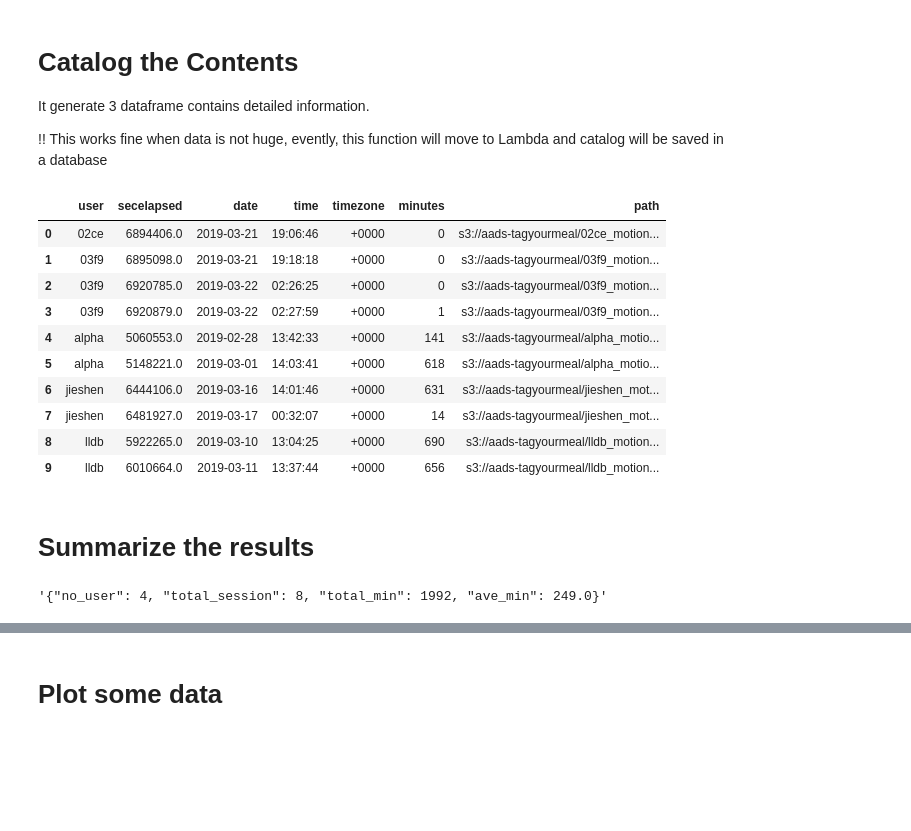
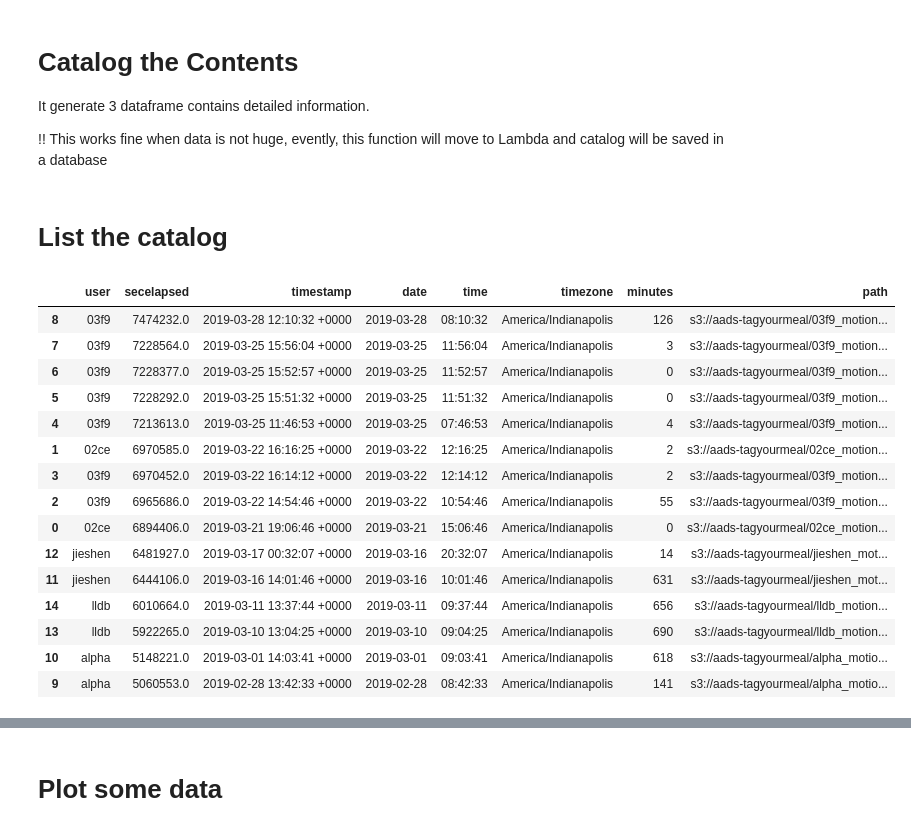
Before and after one commit to jieeshen-lilly/mealtagpoc, a Jupyter notebook: py/data/sensor_data_lookup-demo.ipynb, the cells around one changed output, grey strips where cells are left out. Drawn from its saved outputs; the diff is of its cells as text; code cells hidden in the pictures; blank space fills up the shorter version.

```diff
--- a/py/data/sensor_data_lookup-demo.ipynb
+++ b/py/data/sensor_data_lookup-demo.ipynb
@@ -33,18 +32,3 @@ baseline_date = parse('2019-01-01 00:00:00 +0000')
 It generate 3 dataframe contains detailed information.
 
 !! This works fine when data is not huge, evently, this function will move to Lambda and catalog will be saved in a database
-# %%
-catalog = get_mealtag_catalog(bucketname)
-catalog["motion"]
-# %% [output]
-|  | user | secelapsed | date | time | timezone | minutes | path |
-| 0 | 02ce | 6894406.0 | 2019-03-21 | 19:06:46 | +0000 | 0 | s3://aads-tagyourmeal/02ce_motion... |
-| 1 | 03f9 | 6895098.0 | 2019-03-21 | 19:18:18 | +0000 | 0 | s3://aads-tagyourmeal/03f9_motion... |
-| 2 | 03f9 | 6920785.0 | 2019-03-22 | 02:26:25 | +0000 | 0 | s3://aads-tagyourmeal/03f9_motion... |
-| 3 | 03f9 | 6920879.0 | 2019-03-22 | 02:27:59 | +0000 | 1 | s3://aads-tagyourmeal/03f9_motion... |
-| 4 | alpha | 5060553.0 | 2019-02-28 | 13:42:33 | +0000 | 141 | s3://aads-tagyourmeal/alpha_motio... |
-| 5 | alpha | 5148221.0 | 2019-03-01 | 14:03:41 | +0000 | 618 | s3://aads-tagyourmeal/alpha_motio... |
-| 6 | jieshen | 6444106.0 | 2019-03-16 | 14:01:46 | +0000 | 631 | s3://aads-tagyourmeal/jieshen_mot... |
-| 7 | jieshen | 6481927.0 | 2019-03-17 | 00:32:07 | +0000 | 14 | s3://aads-tagyourmeal/jieshen_mot... |
-| 8 | lldb | 5922265.0 | 2019-03-10 | 13:04:25 | +0000 | 690 | s3://aads-tagyourmeal/lldb_motion... |
-| 9 | lldb | 6010664.0 | 2019-03-11 | 13:37:44 | +0000 | 656 | s3://aads-tagyourmeal/lldb_motion... |
@@ -51,6 +37,21 @@ catalog["motion"]
 # %% [markdown]
-# Summarize the results
+# List the catalog
-# %%
-summarize_motion(catalog["motion"],"2019-03-10")
-# %% [output]
-'{"no_user": 4, "total_session": 8, "total_min": 1992, "ave_min": 249.0}'
+# %%
+mealtagcatalog.motion.sort_values(by=['secelapsed'], ascending=False)
+# %% [output]
+|  | user | secelapsed | timestamp | date | time | timezone | minutes | path |
+| 8 | 03f9 | 7474232.0 | 2019-03-28 12:10:32 +0000 | 2019-03-28 | 08:10:32 | America/Indianapolis | 126 | s3://aads-tagyourmeal/03f9_motion... |
+| 7 | 03f9 | 7228564.0 | 2019-03-25 15:56:04 +0000 | 2019-03-25 | 11:56:04 | America/Indianapolis | 3 | s3://aads-tagyourmeal/03f9_motion... |
+| 6 | 03f9 | 7228377.0 | 2019-03-25 15:52:57 +0000 | 2019-03-25 | 11:52:57 | America/Indianapolis | 0 | s3://aads-tagyourmeal/03f9_motion... |
+| 5 | 03f9 | 7228292.0 | 2019-03-25 15:51:32 +0000 | 2019-03-25 | 11:51:32 | America/Indianapolis | 0 | s3://aads-tagyourmeal/03f9_motion... |
+| 4 | 03f9 | 7213613.0 | 2019-03-25 11:46:53 +0000 | 2019-03-25 | 07:46:53 | America/Indianapolis | 4 | s3://aads-tagyourmeal/03f9_motion... |
+| 1 | 02ce | 6970585.0 | 2019-03-22 16:16:25 +0000 | 2019-03-22 | 12:16:25 | America/Indianapolis | 2 | s3://aads-tagyourmeal/02ce_motion... |
+| 3 | 03f9 | 6970452.0 | 2019-03-22 16:14:12 +0000 | 2019-03-22 | 12:14:12 | America/Indianapolis | 2 | s3://aads-tagyourmeal/03f9_motion... |
+| 2 | 03f9 | 6965686.0 | 2019-03-22 14:54:46 +0000 | 2019-03-22 | 10:54:46 | America/Indianapolis | 55 | s3://aads-tagyourmeal/03f9_motion... |
+| 0 | 02ce | 6894406.0 | 2019-03-21 19:06:46 +0000 | 2019-03-21 | 15:06:46 | America/Indianapolis | 0 | s3://aads-tagyourmeal/02ce_motion... |
+| 12 | jieshen | 6481927.0 | 2019-03-17 00:32:07 +0000 | 2019-03-16 | 20:32:07 | America/Indianapolis | 14 | s3://aads-tagyourmeal/jieshen_mot... |
+| 11 | jieshen | 6444106.0 | 2019-03-16 14:01:46 +0000 | 2019-03-16 | 10:01:46 | America/Indianapolis | 631 | s3://aads-tagyourmeal/jieshen_mot... |
+| 14 | lldb | 6010664.0 | 2019-03-11 13:37:44 +0000 | 2019-03-11 | 09:37:44 | America/Indianapolis | 656 | s3://aads-tagyourmeal/lldb_motion... |
+| 13 | lldb | 5922265.0 | 2019-03-10 13:04:25 +0000 | 2019-03-10 | 09:04:25 | America/Indianapolis | 690 | s3://aads-tagyourmeal/lldb_motion... |
+| 10 | alpha | 5148221.0 | 2019-03-01 14:03:41 +0000 | 2019-03-01 | 09:03:41 | America/Indianapolis | 618 | s3://aads-tagyourmeal/alpha_motio... |
+| 9 | alpha | 5060553.0 | 2019-02-28 13:42:33 +0000 | 2019-02-28 | 08:42:33 | America/Indianapolis | 141 | s3://aads-tagyourmeal/alpha_motio... |
```
Also changed, not shown: parts of 16 cells of this notebook, 1 other file.
